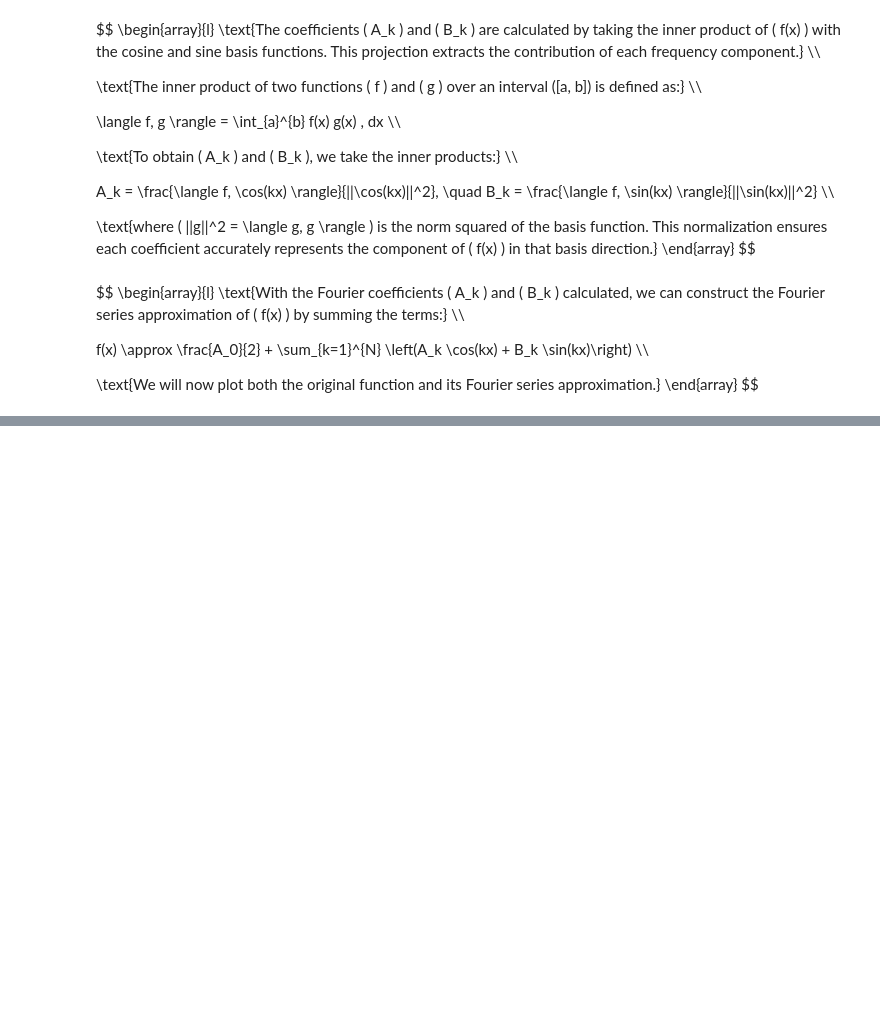
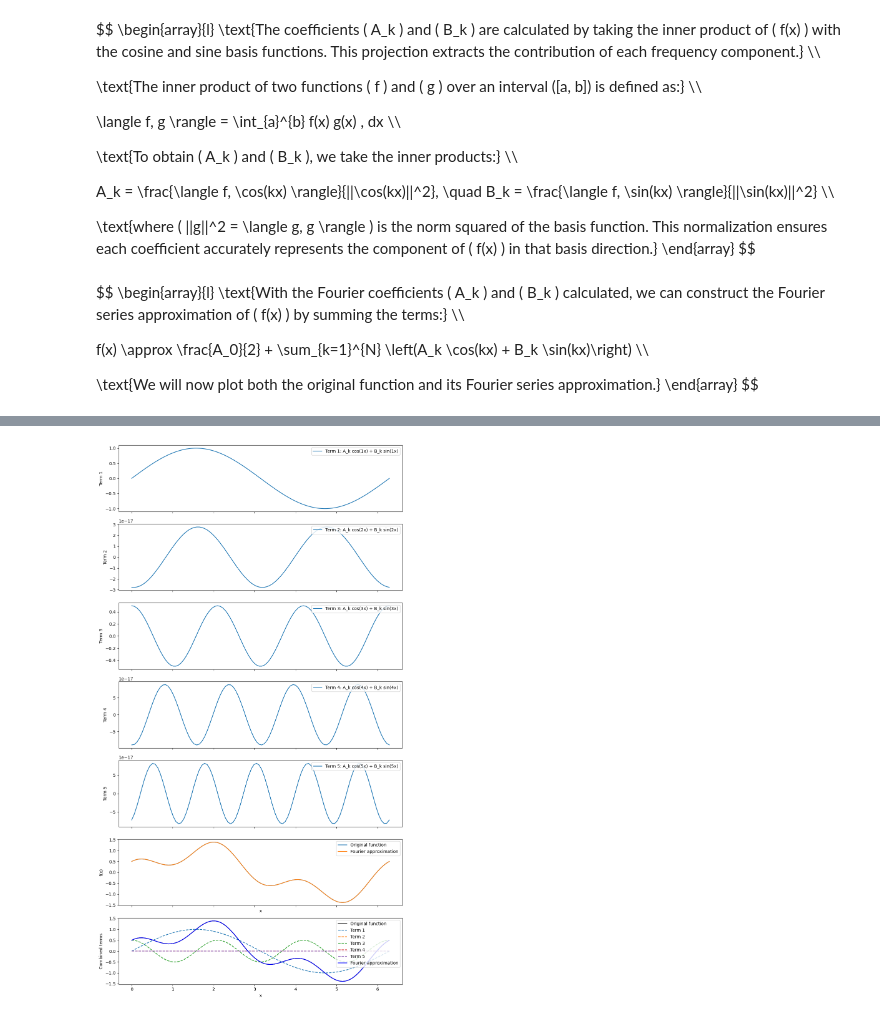
Before and after one commit to Barmaman1012/SoundsDFTAlgorithm, a Jupyter notebook: audio_analyzer.ipynb, the cells around one changed output, grey strips where cells are left out. Saved outputs shown, nothing was run; the diff lists cells and outputs as text; code cells hidden in the pictures; blank space fills up the shorter version.

```diff
--- a/audio_analyzer.ipynb
+++ b/audio_analyzer.ipynb
@@ -204,0 +212,67 @@ plt.show()
+# %%
+import numpy as np
+import matplotlib.pyplot as plt
+
+# Define the function f(x) we want to approximate
+def f(x):
+    # Example function, can be customized
+    return np.sin(x) + 0.5 * np.cos(3 * x)
+
+# Fourier series parameters
+N = 5  # Number of terms in the Fourier series
+x_values = np.linspace(0, 2 * np.pi, 100)
+
+# Inner product calculation
+def inner_product(f, g, x_values):
+    # Here f and g are arrays, not functions
+    return np.trapezoid(f * g, x=x_values)
+
+# Calculate Fourier coefficients A_k and B_k with inner product and normalization
+def calculate_coefficients(f, k, x_values):
+    cos_kx = np.cos(k * x_values)
+    sin_kx = np.sin(k * x_values)
+    norm_cos_kx = inner_product(cos_kx, cos_kx, x_values)
+    norm_sin_kx = inner_product(sin_kx, sin_kx, x_values)
+    A_k = inner_product(f(x_values), cos_kx, x_values) / norm_cos_kx
+    B_k = inner_product(f(x_values), sin_kx, x_values) / norm_sin_kx
+    return A_k, B_k
+
+# Calculate A_k and B_k for each term up to N
+coefficients = [calculate_coefficients(f, k, x_values) for k in range(1, N + 1)]
+
+# Plotting each Fourier term, the overall approximation, and the combined plot
+fig, axs = plt.subplots(N + 2, 1, figsize=(10, 18), sharex=True)
+
+# Plot each individual Fourier term
+for k, (A_k, B_k) in enumerate(coefficients, start=1):
+    term_contribution = A_k * np.cos(k * x_values) + B_k * np.sin(k * x_values)
+    axs[k - 1].plot(x_values, term_contribution, label=f'Term {k}: A_k cos({k}x) + B_k sin({k}x)')
+    axs[k - 1].legend(loc="upper right")
+    axs[k - 1].set_ylabel(f'Term {k}')
+
+# Plot the full Fourier series approximation against the original function
+f_approx = np.zeros_like(x_values)
+for k, (A_k, B_k) in enumerate(coefficients, start=1):
+    f_approx += A_k * np.cos(k * x_values) + B_k * np.sin(k * x_values)
+
+axs[N].plot(x_values, f(x_values), label='Original function')
+axs[N].plot(x_values, f_approx, label='Fourier approximation')
+axs[N].legend(loc="upper right")
+axs[N].set_xlabel('x')
+axs[N].set_ylabel('f(x)')
+
+# Combined plot of all terms, original function, and approximation
+axs[N + 1].plot(x_values, f(x_values), label='Original function', color='black', linewidth=1.5)
+for k, (A_k, B_k) in enumerate(coefficients, start=1):
+    term_contribution = A_k * np.cos(k * x_values) + B_k * np.sin(k * x_values)
+    axs[N + 1].plot(x_values, term_contribution, linestyle='--', label=f'Term {k}')
+
+axs[N + 1].plot(x_values, f_approx, label='Fourier approximation', color='blue', linewidth=1.5)
+axs[N + 1].legend(loc="upper right")
+axs[N + 1].set_xlabel('x')
+axs[N + 1].set_ylabel('Combined terms')
+
+plt.tight_layout()
+plt.show()
+# %% [output]
+[figure, added]
```
Also changed, not shown: parts of 5 cells of this notebook.
